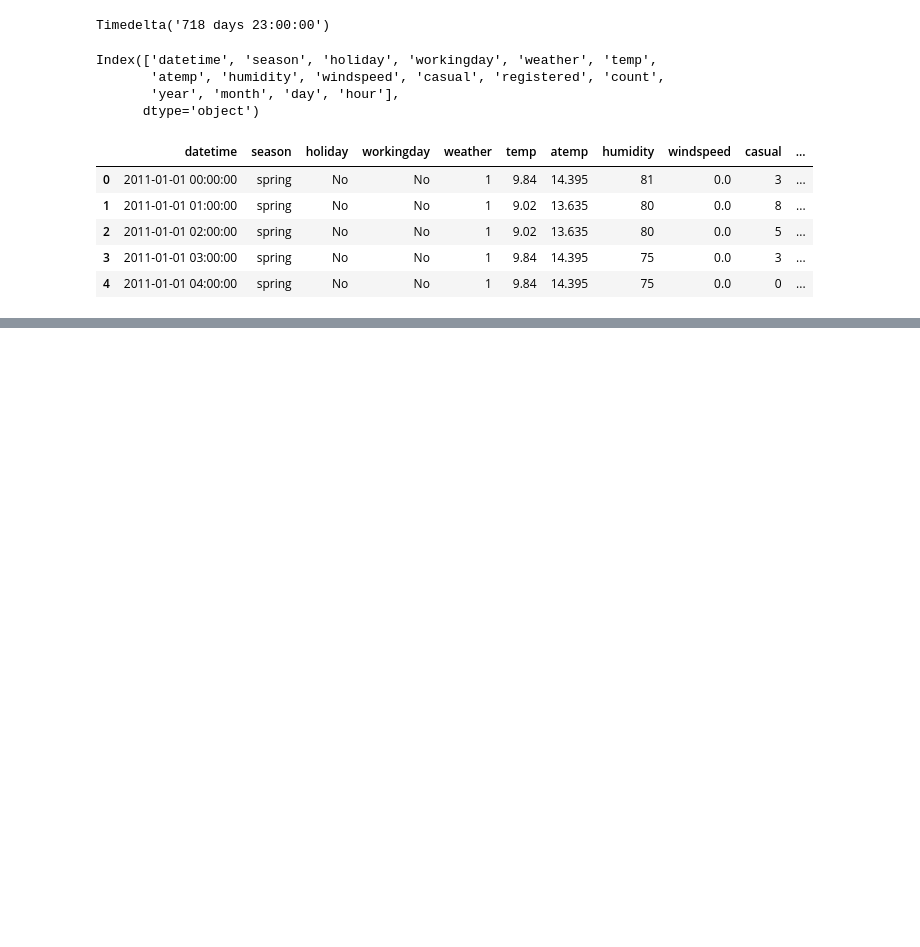
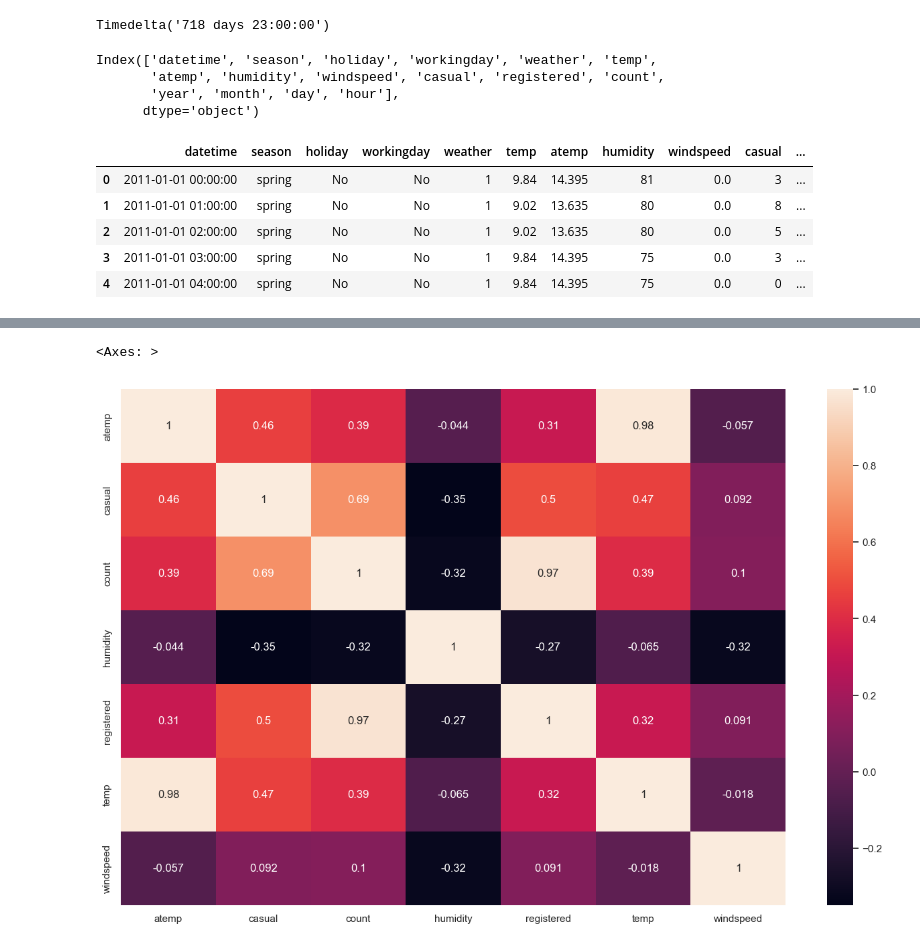
Before and after one commit to satishsharma27/Machine_learning, a Jupyter notebook: Hypothesis_test_Campaign.ipynb, the cells around one changed output, grey strips where cells are left out. Saved outputs shown, nothing was run; the diff lists cells and outputs as text; code cells hidden in the pictures; blank space fills up the shorter version.

```diff
--- a/Hypothesis_test_Campaign.ipynb
+++ b/Hypothesis_test_Campaign.ipynb
@@ -298,0 +481,7 @@ df.head(5)
+# %%
+# correlation chart
+plt.figure(figsize=(16,10))
+sns.heatmap(df[num_col].corr(),annot=True)
+# %% [output]
+<Axes: >
+[figure, added]
```
Also changed, not shown: parts of 15 cells of this notebook.
